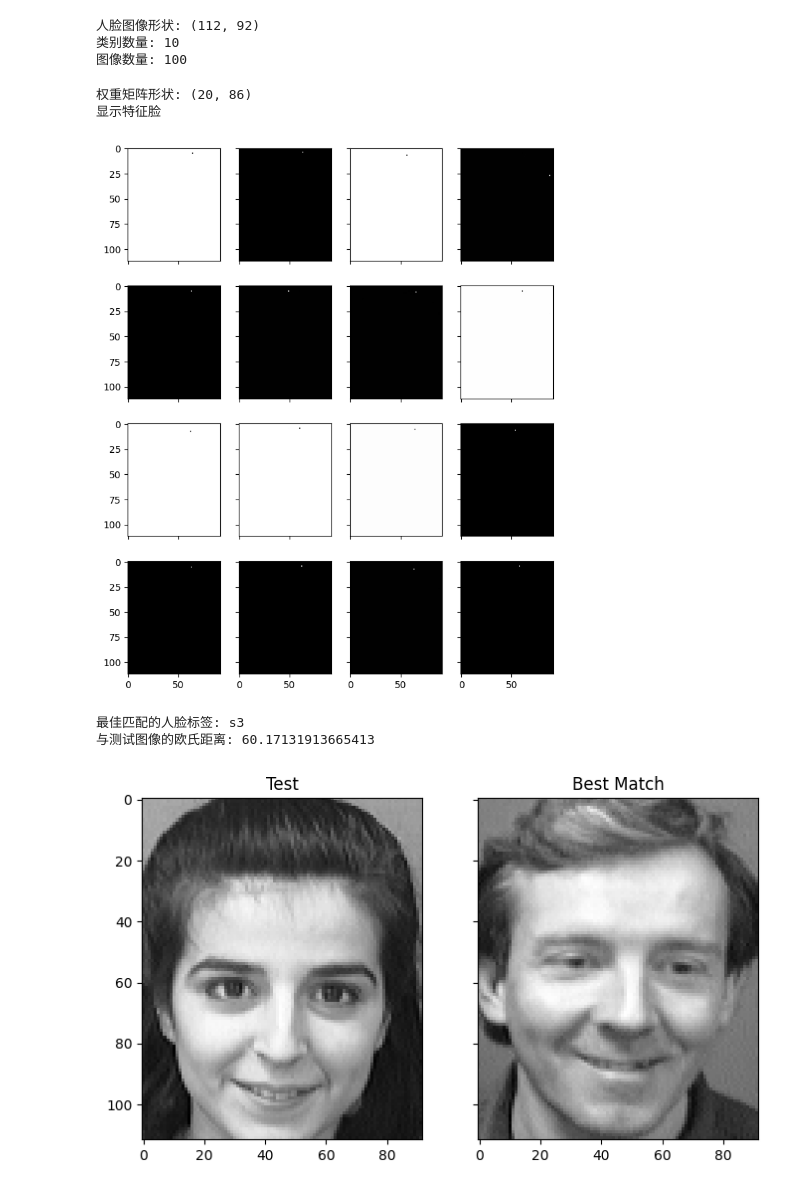
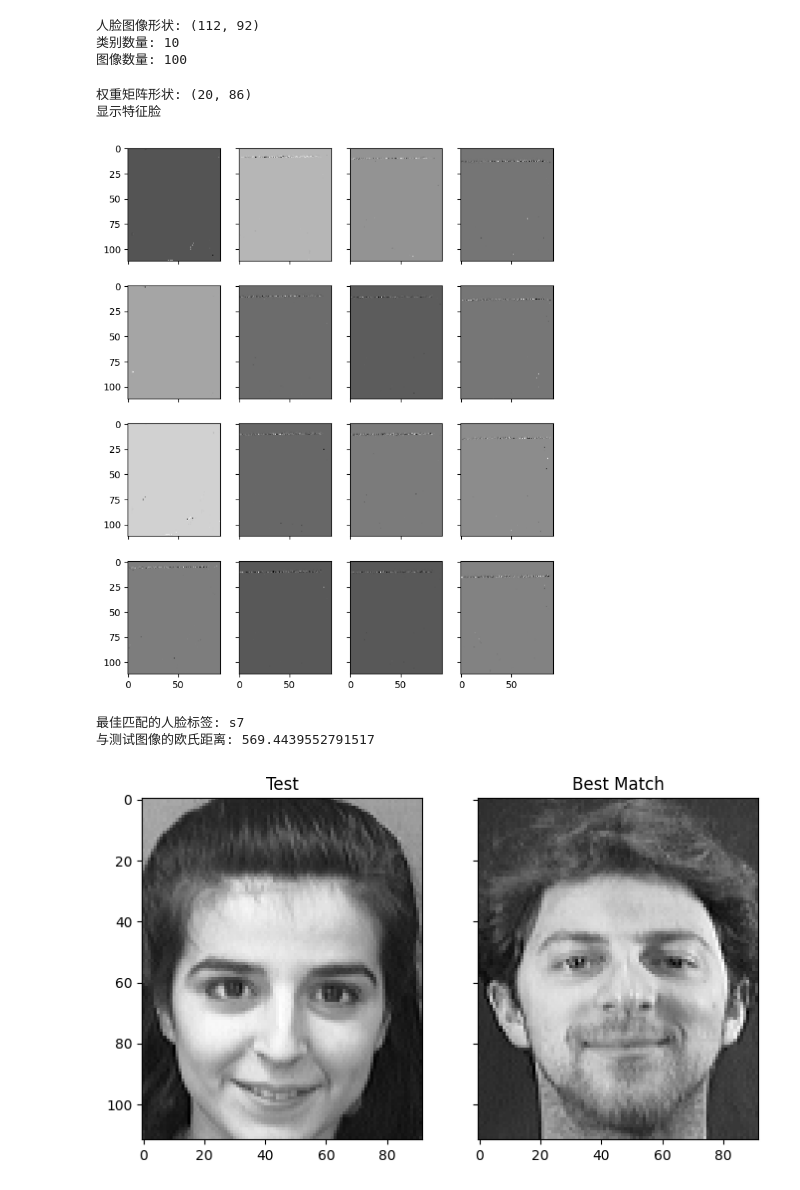
Before and after one commit to TonyHuang6666/Manifold-Learning, a Jupyter notebook: Locality preserving projection/LPP-Face recognition.ipynb, the cells around one changed output. Cells and saved outputs as stored; diff of their text form; code cells hidden in the pictures.

```diff
--- a/Locality preserving projection/LPP-Face recognition.ipynb
+++ b/Locality preserving projection/LPP-Face recognition.ipynb
@@ -111,35 +111,35 @@ for key, val in faces.items():
         continue # 这是我们的测试集
     if key == "s8/4.pgm":
         continue # 这是我们的测试集
     facematrix.append(val.flatten())
     facelabel.append(key.split("/")[0])
 
 # 创建一个NxM矩阵，其中N为图像数量，M为每个图像的像素数
 facematrix = np.array(facematrix)
 
 # 转置facematrix以匹配矩阵乘法的预期形状
 facematrix = facematrix.T
 
 # 应用LPP并选择前K个主成分作为特征脸
 n_components = 20
 n_neighbors = 30
-t = 10000
+t = 400
 eigenfaces = LPP(facematrix, n_components, n_neighbors, t)
 
 # 生成权重矩阵，其中K为特征脸数量，N为样本数量
 weights = eigenfaces.T @ facematrix
 print("权重矩阵形状:", weights.shape)
 
 # 显示前16个特征脸
 fig, axes = plt.subplots(4, 4, sharex=True, sharey=True, figsize=(8, 10))
 for i in range(16):
     axes[i%4][i//4].imshow(eigenfaces[:, i].reshape(faces["s1/1.pgm"].shape), cmap="gray")
 print("显示特征脸")
 plt.show()
 # %% [output]
 权重矩阵形状: (20, 86)
 显示特征脸
-[figure, old version]
+[figure, new version]
 # %%
 def test_image(image_path, eigenfaces, mean_face, facelabel, weights):
     # 读取测试图像
@@ -181,6 +181,6 @@ axes[1].imshow(best_match_image, cmap="gray")
 axes[1].set_title("Best Match")
 plt.show()
 # %% [output]
-最佳匹配的人脸标签: s3
-与测试图像的欧氏距离: 60.17131913665413
+最佳匹配的人脸标签: s7
+与测试图像的欧氏距离: 569.4439552791517
-[figure, old version]
+[figure, new version]
```
